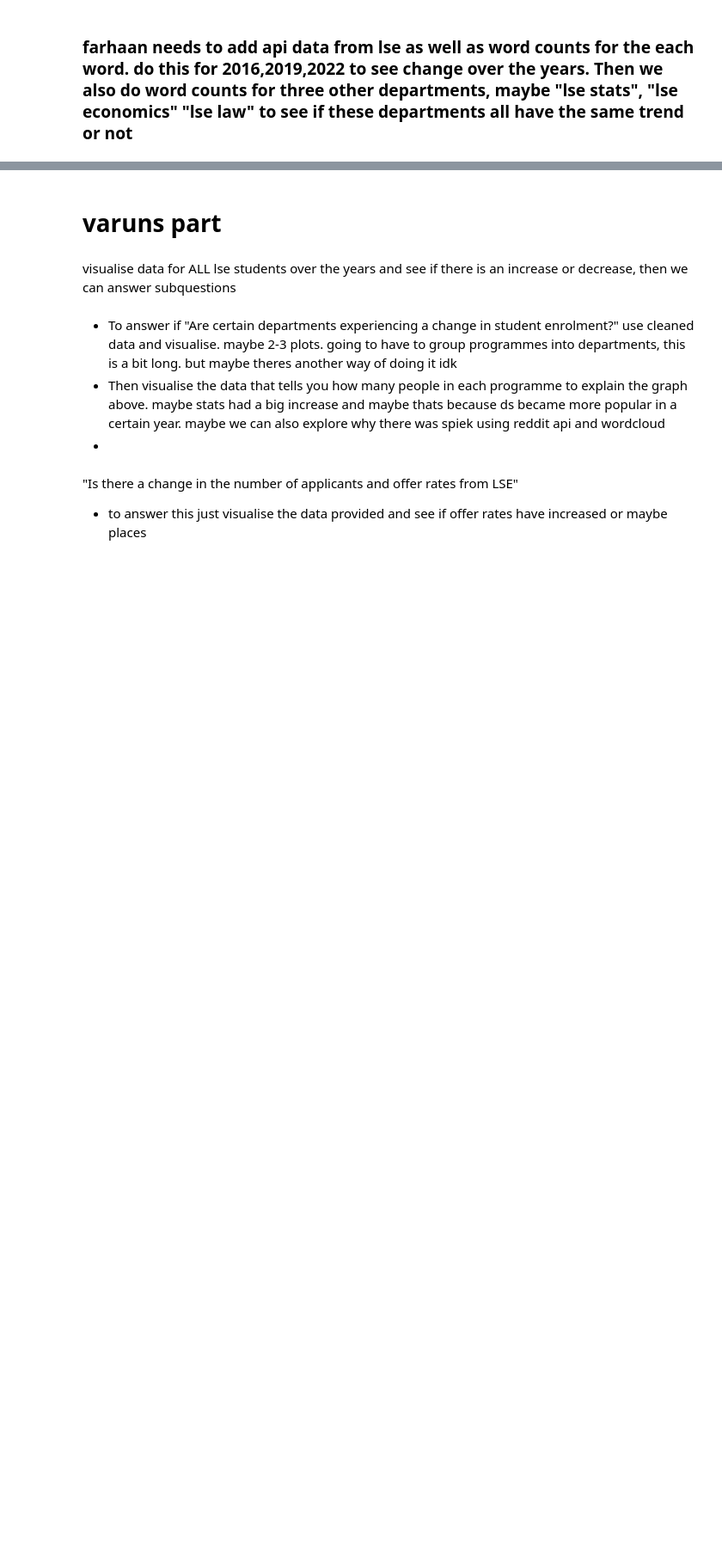
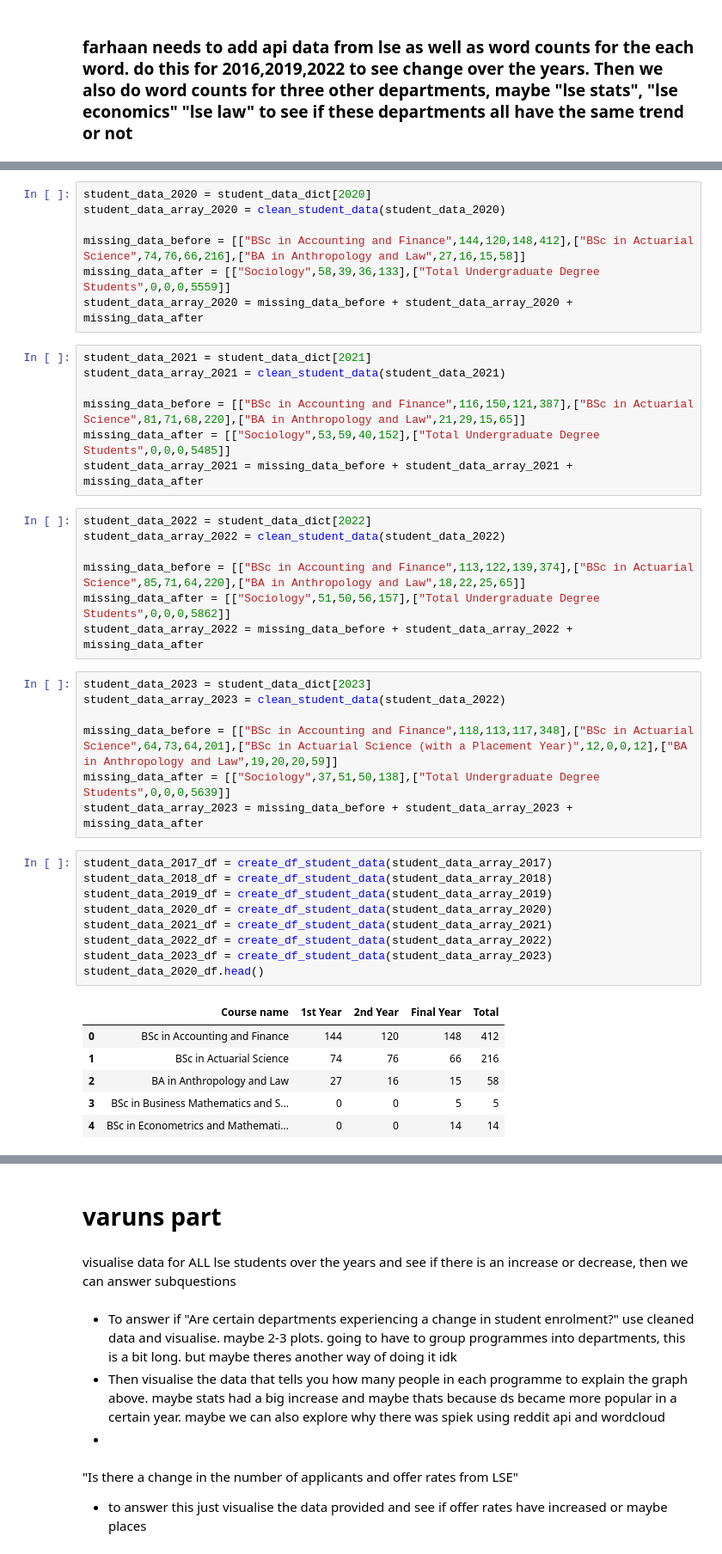
Before and after one commit to st115-smurf-account/st115-group-project, a Jupyter notebook: PDF.ipynb, the cells around one changed output, grey strips where cells are left out. Shown: that part at 86% size. Saved outputs shown, nothing was run; the diff lists cells and outputs as text; blank space fills up the shorter version.

```diff
--- a/PDF.ipynb
+++ b/PDF.ipynb
@@ -206,0 +253,44 @@ Index(['Department', 'Programme', '2016_Apps', '2016_Offers', '2016_Entrants',
+# %%
+student_data_2020 = student_data_dict[2020]
+student_data_array_2020 = clean_student_data(student_data_2020)
+
+missing_data_before = [["BSc in Accounting and Finance",144,120,148,412],["BSc in Actuarial Science",74,76,66,216],["BA in Anthropology and Law",27,16,15,58]]
+missing_data_after = [["Sociology",58,39,36,133],["Total Undergraduate Degree Students",0,0,0,5559]]
+student_data_array_2020 = missing_data_before + student_data_array_2020 + missing_data_after
+# %%
+student_data_2021 = student_data_dict[2021]
+student_data_array_2021 = clean_student_data(student_data_2021)
+
+missing_data_before = [["BSc in Accounting and Finance",116,150,121,387],["BSc in Actuarial Science",81,71,68,220],["BA in Anthropology and Law",21,29,15,65]]
+missing_data_after = [["Sociology",53,59,40,152],["Total Undergraduate Degree Students",0,0,0,5485]]
+student_data_array_2021 = missing_data_before + student_data_array_2021 + missing_data_after
+# %%
+student_data_2022 = student_data_dict[2022]
+student_data_array_2022 = clean_student_data(student_data_2022)
+
+missing_data_before = [["BSc in Accounting and Finance",113,122,139,374],["BSc in Actuarial Science",85,71,64,220],["BA in Anthropology and Law",18,22,25,65]]
+missing_data_after = [["Sociology",51,50,56,157],["Total Undergraduate Degree Students",0,0,0,5862]]
+student_data_array_2022 = missing_data_before + student_data_array_2022 + missing_data_after
+# %%
+student_data_2023 = student_data_dict[2023]
+student_data_array_2023 = clean_student_data(student_data_2022)
+
+missing_data_before = [["BSc in Accounting and Finance",118,113,117,348],["BSc in Actuarial Science",64,73,64,201],["BSc in Actuarial Science (with a Placement Year)",12,0,0,12],["BA in Anthropology and Law",19,20,20,59]]
+missing_data_after = [["Sociology",37,51,50,138],["Total Undergraduate Degree Students",0,0,0,5639]]
+student_data_array_2023 = missing_data_before + student_data_array_2023 + missing_data_after
+# %%
+student_data_2017_df = create_df_student_data(student_data_array_2017)
+student_data_2018_df = create_df_student_data(student_data_array_2018)
+student_data_2019_df = create_df_student_data(student_data_array_2019)
+student_data_2020_df = create_df_student_data(student_data_array_2020)
+student_data_2021_df = create_df_student_data(student_data_array_2021)
+student_data_2022_df = create_df_student_data(student_data_array_2022)
+student_data_2023_df = create_df_student_data(student_data_array_2023)
+student_data_2020_df.head()
+# %% [output]
+|  | Course name | 1st Year | 2nd Year | Final Year | Total |
+| 0 | BSc in Accounting and Finance | 144 | 120 | 148 | 412 |
+| 1 | BSc in Actuarial Science | 74 | 76 | 66 | 216 |
+| 2 | BA in Anthropology and Law | 27 | 16 | 15 | 58 |
+| 3 | BSc in Business Mathematics and S... | 0 | 0 | 5 | 5 |
+| 4 | BSc in Econometrics and Mathemati... | 0 | 0 | 14 | 14 |
```
Also changed, not shown: parts of 16 cells of this notebook.
